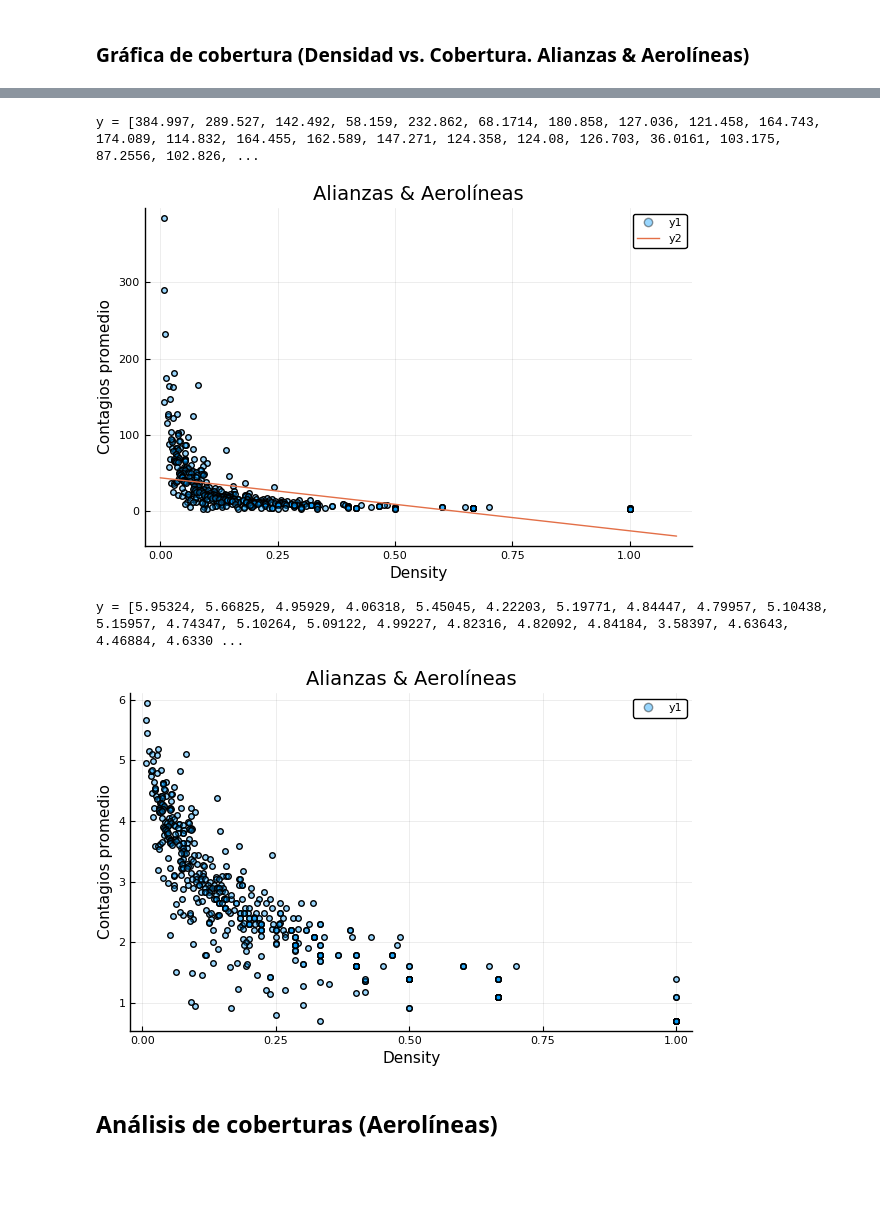
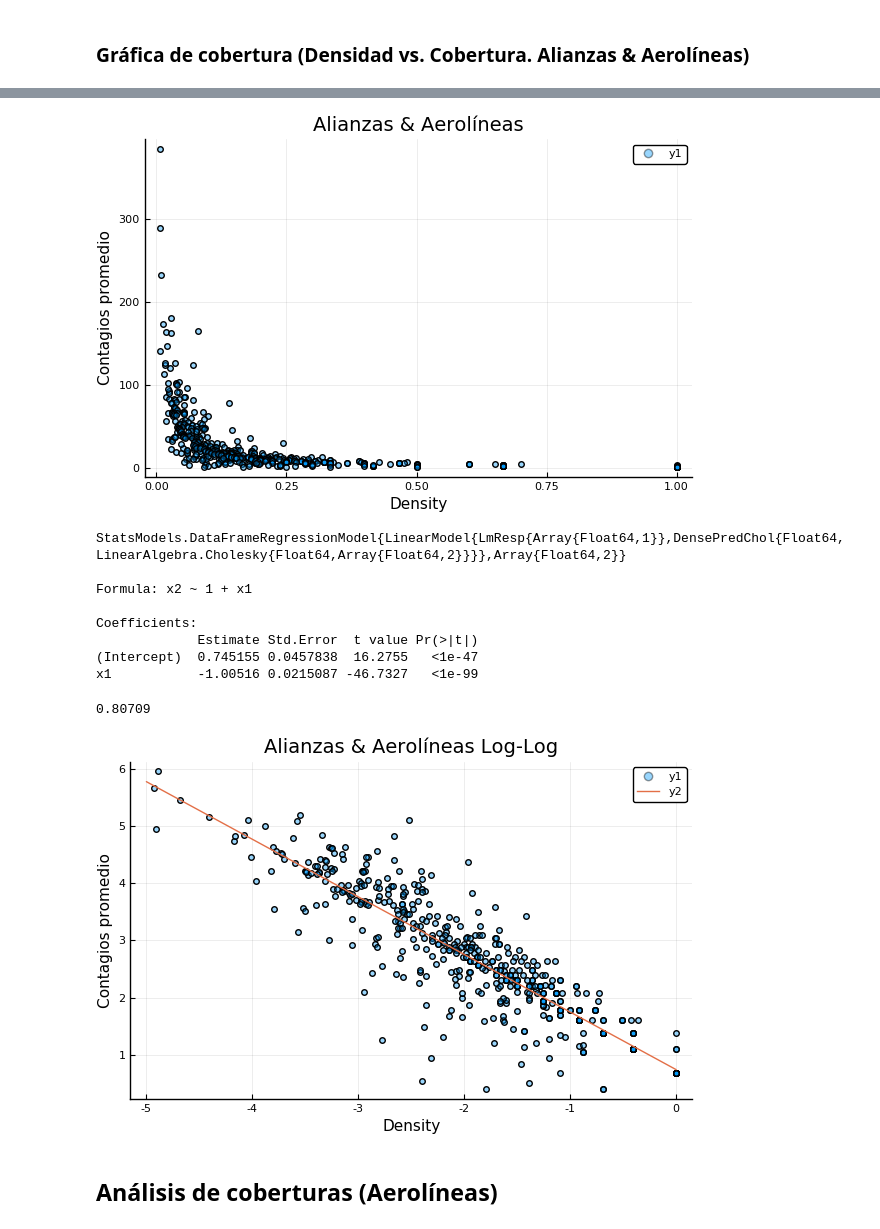
Before and after one commit to Yuriyama/Proyecto_aerolineas, a Jupyter notebook: Code/Analysis.ipynb, the cells around one changed output, grey strips where cells are left out. Saved outputs shown, nothing was run; the diff lists cells and outputs as text; code cells hidden in the pictures; blank space fills up the shorter version.

Commit message:
Corrección bug cobertura, gráficas de análisis de cobertura normalizadas y con ajuste lineal

```diff
--- a/Code/Analysis.ipynb
+++ b/Code/Analysis.ipynb
@@ -91,7 +91,7 @@ for i in 2:length(lista_aerolineas) #Desde el 2 para no tomar la primera entrada
     gcc = global_clustering_coefficient(grafo)
 
     aerolinea_cobertura = string(airline_code, "_layer_coverage.csv")
-    leo_cobertura = readdlm("/Users/yuriko/Documents/UNAM/Tesis_Lic/RESULTADOS_SCRIPT/YURIKO_TESIS/$airline_code/cobertura/$aerolinea_cobertura", Float64)
+    leo_cobertura = readdlm("/Users/yuriko/Documents/UNAM/Tesis_Lic/RESULTADOS_SCRIPT/YURIKO_TESIS/$airline_code/cobertura2/$aerolinea_cobertura", Float64)
     #coberturas = push!(coberturas, leo_cobertura[1])
 
     normalizacion = leo_cobertura / nodos
@@ -1114,2 +1044,26 @@ round.(predict(reg_d_aa), digits=5);
 # %% [markdown]
 ### Gráfica de cobertura (Densidad vs. Cobertura. Alianzas & Aerolíneas)
+# %%
+w = tabla_info_net[:, 4] #Nodos
+c = tabla_info_net[:, 9] #Coberturas
+
+x = Array{Float64}(undef, 0)
+y = Array{Float64}(undef, 0)
+for i in 3:length(lista_aerolineas)
+    x = push!(x, w[i])
+    y = push!(y, c[i])
+end
+
+equation(x) = 0.213586*x + 0.840186 #Cambiar
+
+scatter(x, y,
+    #color = "#0f87bf",
+    title = "Alianzas & Aerolíneas Normalizada",
+    xlabel = "Density",
+    ylabel = "Contagios promedio",
+    legend = true,
+    #size = (500,500),
+    #aspect_ratio= 1,
+    alpha = 0.4)
+plot!(equation, 0:0.01:1.1,
+    legend = true)
@@ -1123,9 +1079,8 @@ for i in 3:length(lista_aerolineas)
     x = push!(x, w[i])
     y = push!(y, c[i])
 end
-@show y
 
-equation(x) = -69.635*x + 43.308 #Cambiar
+#equation(x) = -69.635*x + 43.308 #Cambiar
 
 scatter(x, y,
     #color = "#0f87bf",
@@ -1136,39 +1091,57 @@ scatter(x, y,
     #size = (500,500),
     #aspect_ratio= 1,
     alpha = 0.4)
-plot!(equation, 0:0.01:1.1,
-    legend = true)
+#plot!(equation, 0:0.01:1.1,
+#    legend = true)
 # %% [output]
-y = [384.997, 289.527, 142.492, 58.159, 232.862, 68.1714, 180.858, 127.036, 121.458, 164.743, 174.089, 114.832, 164.455, 162.589, 147.271, 124.358, 124.08, 126.703, 36.0161, 103.175, 87.2556, 102.826, ...
-[figure, old version]
+[figure, new version]
+# %%
+#log recta
+
+    df_cov = hcat(x, y)
+    df_cov = convert(DataFrame, df_cov)
+
+    cov = lm(@formula(x2 ~ x1), df_cov)
+# %% [output]
+StatsModels.DataFrameRegressionModel{LinearModel{LmResp{Array{Float64,1}},DensePredChol{Float64,LinearAlgebra.Cholesky{Float64,Array{Float64,2}}}},Array{Float64,2}}
+
+Formula: x2 ~ 1 + x1
+
+Coefficients:
+             Estimate Std.Error  t value Pr(>|t|)
+(Intercept)  0.745155 0.0457838  16.2755   <1e-47
+x1           -1.00516 0.0215087 -46.7327   <1e-99
+# %%
+round.(r2(cov), digits=5)
+# %% [output]
+0.80709
 # %%
 w = tabla_info_net[:, 4] #Nodos
 c = tabla_info_net[:, 8] #Coberturas
 
 x = Array{Float64}(undef, 0)
 y = Array{Float64}(undef, 0)
 for i in 3:length(lista_aerolineas)
-    x = push!(x, w[i])
+    x = push!(x, log(w[i]))
     y = push!(y, log(c[i]))
 end
-@show y
+return x,y
 
-#equation(x) = -69.635*x + 43.308 #Cambiar
+equation(x) = -1.00516*x + 0.745155 #Cambiar
 
 scatter(x, y,
     #color = "#0f87bf",
-    title = "Alianzas & Aerolíneas",
+    title = "Alianzas & Aerolíneas Log-Log",
     xlabel = "Density",
     ylabel = "Contagios promedio",
     legend = true,
     #size = (500,500),
     #aspect_ratio= 1,
     alpha = 0.4)
-#plot!(equation, 0:0.01:1.1,
- #   legend = true)
+plot!(equation, -5:0.01:0,
+    legend = true)
 # %% [output]
-y = [5.95324, 5.66825, 4.95929, 4.06318, 5.45045, 4.22203, 5.19771, 4.84447, 4.79957, 5.10438, 5.15957, 4.74347, 5.10264, 5.09122, 4.99227, 4.82316, 4.82092, 4.84184, 3.58397, 4.63643, 4.46884, 4.6330 ...
-[figure, old version]
+[figure, new version]
 # %% [markdown]
 ## Análisis de coberturas (Aerolíneas)
 # %% [markdown]
```
Also changed, not shown: parts of 193 cells of this notebook.
